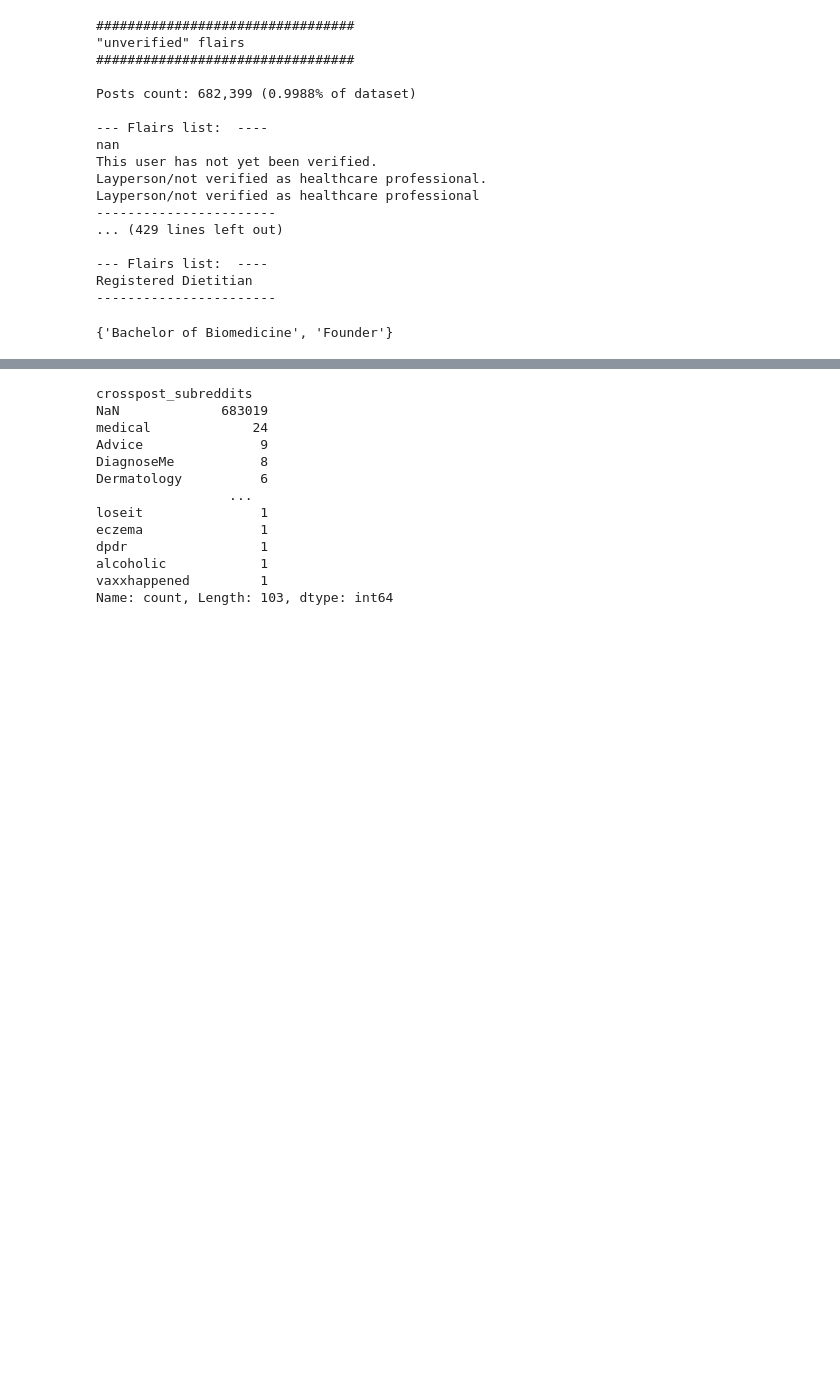
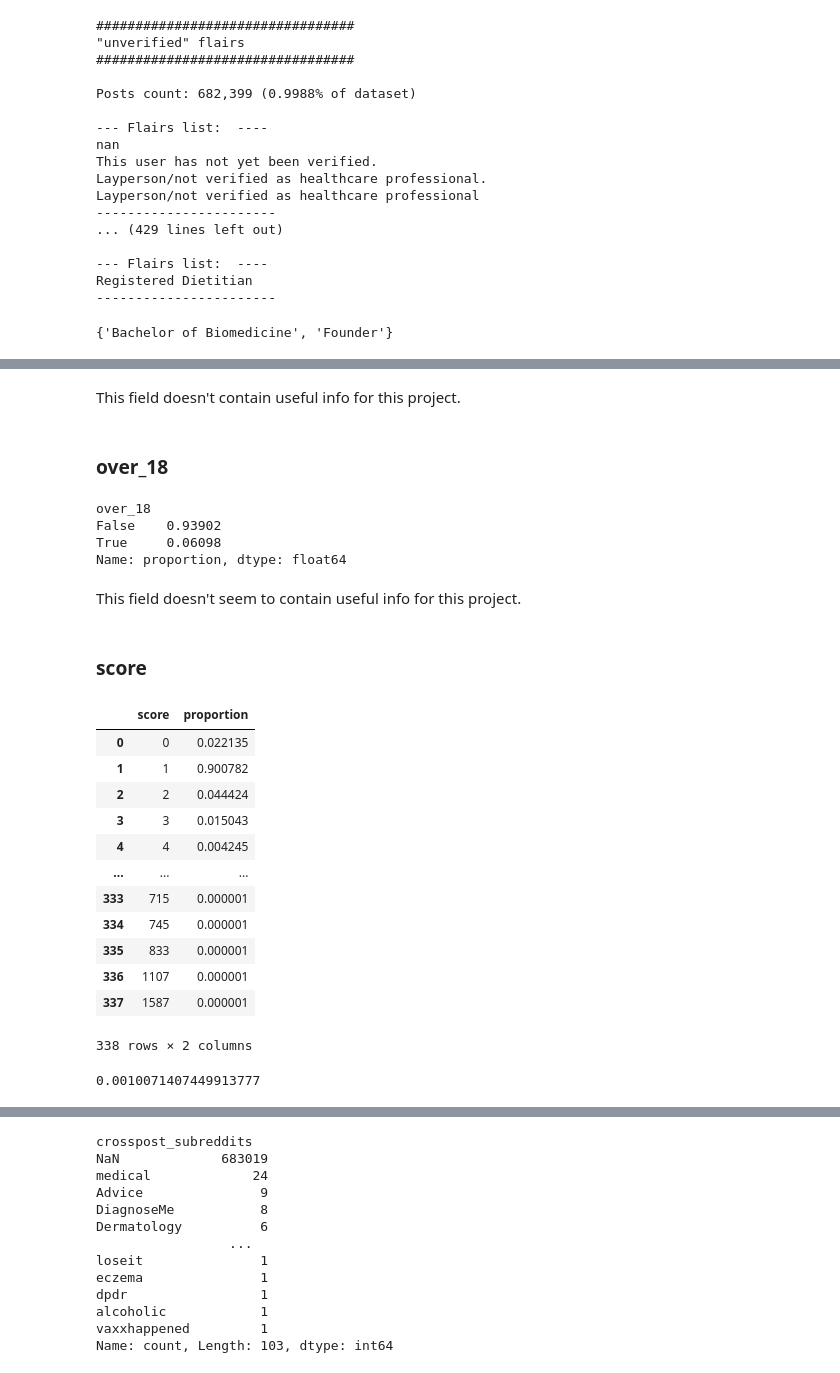
Before and after one commit to 33eyes/reddit-askdocs-analysis, a Jupyter notebook: 06_eda.ipynb, the cells around one changed output, grey strips where cells are left out. Drawn from its saved outputs; the diff is of its cells as text; code cells hidden in the pictures; blank space fills up the shorter version.

```diff
--- a/06_eda.ipynb
+++ b/06_eda.ipynb
@@ -449,0 +599,33 @@ Name: count, Length: 340, dtype: int64
+# %% [markdown]
+This field doesn't contain useful info for this project.
+# %% [markdown]
+### over_18
+# %%
+df['over_18'].value_counts(dropna=False, normalize=True)
+# %% [output]
+over_18
+False    0.93902
+True     0.06098
+Name: proportion, dtype: float64
+# %% [markdown]
+This field doesn't seem to contain useful info for this project.
+# %% [markdown]
+### score
+# %%
+score_vc = df['score'].value_counts(dropna=False, normalize=True).sort_index()\
+    .reset_index()
+score_vc
+# %% [output]
+|  | score | proportion |
+| 0 | 0 | 0.022135 |
+| 1 | 1 | 0.900782 |
+| 2 | 2 | 0.044424 |
+| 3 | 3 | 0.015043 |
+| 4 | 4 | 0.004245 |
+| ... | ... | ... |
+| 333 | 715 | 0.000001 |
+| 334 | 745 | 0.000001 |
+| 335 | 833 | 0.000001 |
+| 336 | 1107 | 0.000001 |
+| 337 | 1587 | 0.000001 |
+338 rows × 2 columns
@@ -449,0 +634,4 @@ Name: count, Length: 340, dtype: int64
+# %%
+score_vc[score_vc['score'] >= cutoff]['proportion'].sum()
+# %% [output]
+0.0010071407449913777
```
Also changed, not shown: parts of 34 cells of this notebook.
